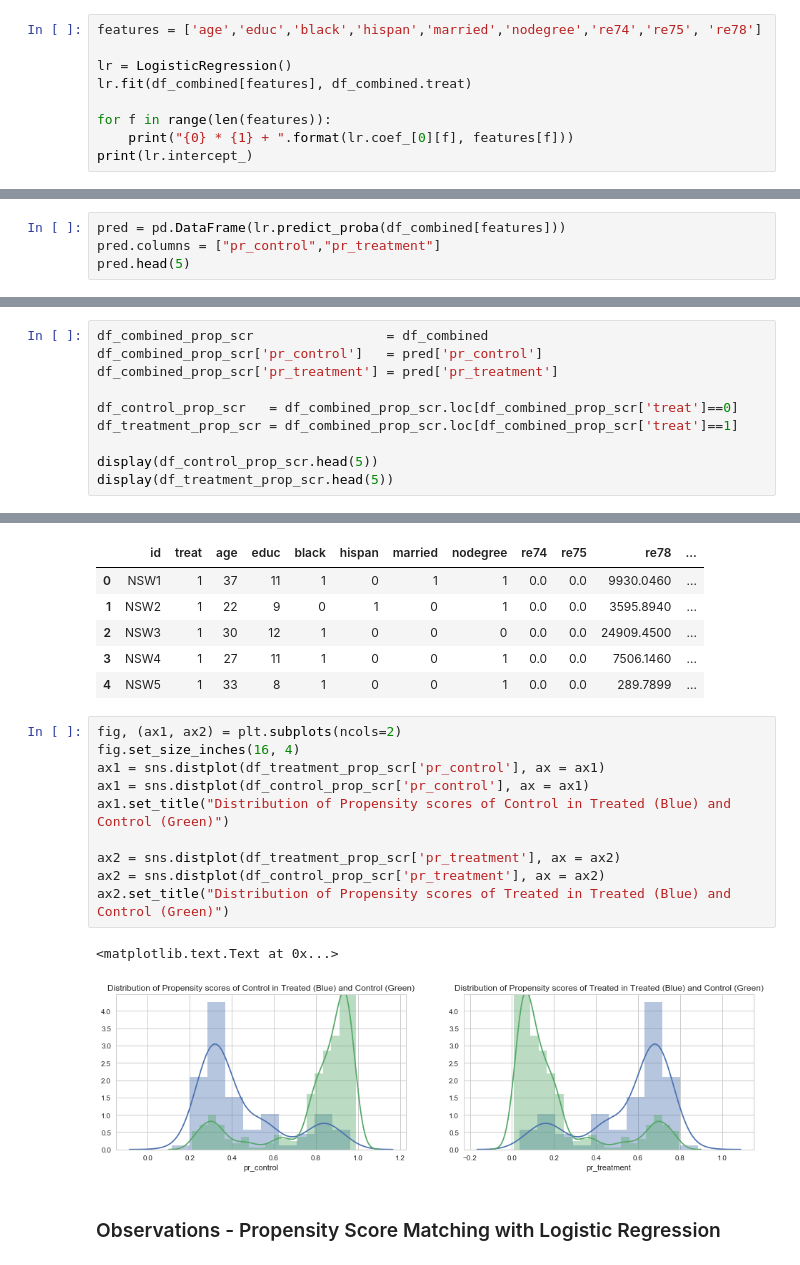
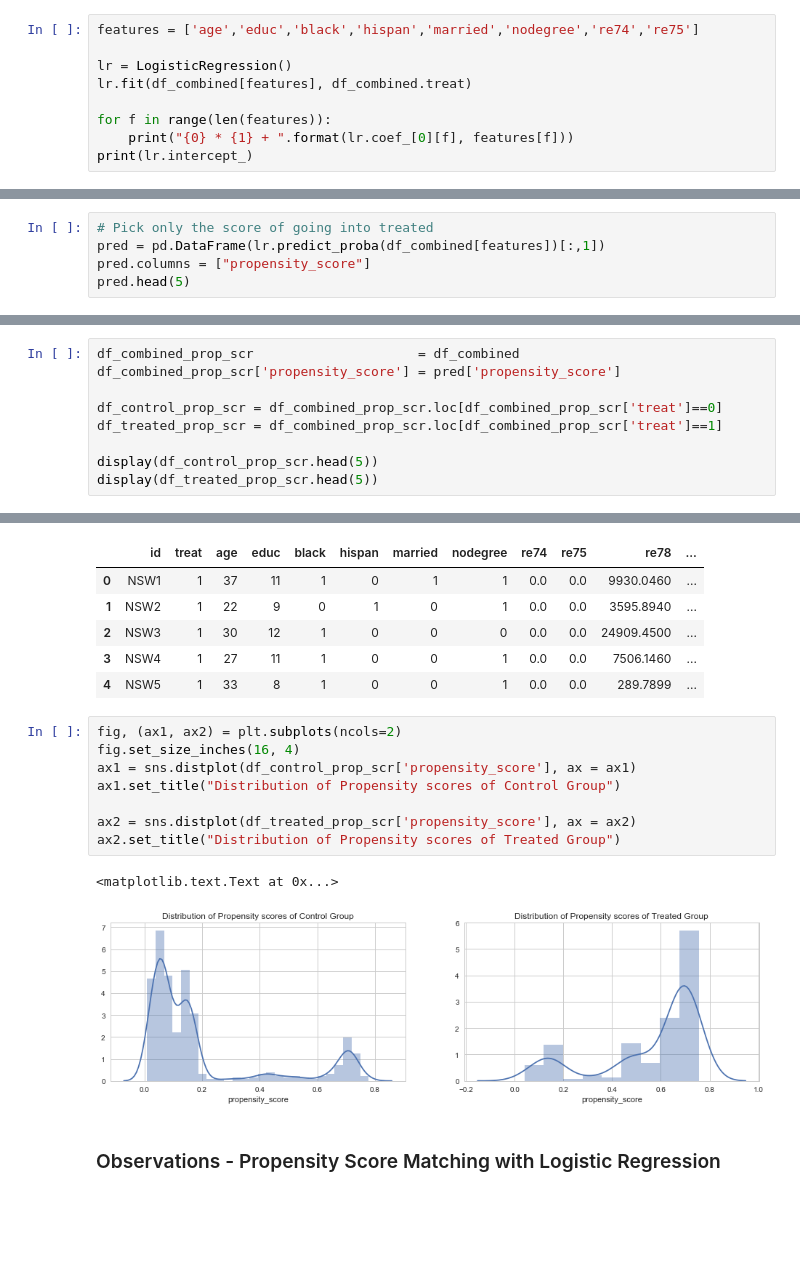
Before and after one commit to sanadhis/ADA-2017, a Jupyter notebook: 04 - Applied ML/Homework04.ipynb, the cells around one changed output, grey strips where cells are left out. Saved outputs shown, nothing was run; the diff lists cells and outputs as text; blank space fills up the shorter version.

```diff
--- a/04 - Applied ML/Homework04.ipynb
+++ b/04 - Applied ML/Homework04.ipynb
@@ -315,7 +315,7 @@ TBD
 # %% [markdown]
 ### 1c. Propensity Score Model
 # %%
-features = ['age','educ','black','hispan','married','nodegree','re74','re75', 're78']
+features = ['age','educ','black','hispan','married','nodegree','re74','re75']
 
 lr = LogisticRegression()
 lr.fit(df_combined[features], df_combined.treat)
@@ -340,5 +339,6 @@ $$y = -0.2678 - 0.0169 \times age - 0.08709 \times educ + 2.3197  \times black -
 # %%
-pred = pd.DataFrame(lr.predict_proba(df_combined[features]))
-pred.columns = ["pr_control","pr_treatment"]
+# Pick only the score of going into treated
+pred = pd.DataFrame(lr.predict_proba(df_combined[features])[:,1])
+pred.columns = ["propensity_score"]
 pred.head(5)
 # %% [output]
@@ -351,13 +351,12 @@ pred.head(5)
 # %%
-df_combined_prop_scr                 = df_combined
-df_combined_prop_scr['pr_control']   = pred['pr_control']
-df_combined_prop_scr['pr_treatment'] = pred['pr_treatment']
+df_combined_prop_scr                     = df_combined
+df_combined_prop_scr['propensity_score'] = pred['propensity_score']
 
-df_control_prop_scr   = df_combined_prop_scr.loc[df_combined_prop_scr['treat']==0]
-df_treatment_prop_scr = df_combined_prop_scr.loc[df_combined_prop_scr['treat']==1]
+df_control_prop_scr = df_combined_prop_scr.loc[df_combined_prop_scr['treat']==0]
+df_treated_prop_scr = df_combined_prop_scr.loc[df_combined_prop_scr['treat']==1]
 
 display(df_control_prop_scr.head(5))
-display(df_treatment_prop_scr.head(5))
+display(df_treated_prop_scr.head(5))
 # %% [output]
 |  | id | treat | age | educ | black | hispan | married | nodegree | re74 | re75 | re78 | ... |
 | 185 | PSID1 | 0 | 30 | 12 | 0 | 0 | 1 | 0 | 20166.73 | 18347.23 | 25564.67 | ... |
@@ -374,16 +373,14 @@ display(df_treatment_prop_scr.head(5))
 # %%
 fig, (ax1, ax2) = plt.subplots(ncols=2)
 fig.set_size_inches(16, 4)
-ax1 = sns.distplot(df_treatment_prop_scr['pr_control'], ax = ax1)
-ax1 = sns.distplot(df_control_prop_scr['pr_control'], ax = ax1)
-ax1.set_title("Distribution of Propensity scores of Control in Treated (Blue) and Control (Green)")
+ax1 = sns.distplot(df_control_prop_scr['propensity_score'], ax = ax1)
+ax1.set_title("Distribution of Propensity scores of Control Group")
 
-ax2 = sns.distplot(df_treatment_prop_scr['pr_treatment'], ax = ax2)
-ax2 = sns.distplot(df_control_prop_scr['pr_treatment'], ax = ax2)
-ax2.set_title("Distribution of Propensity scores of Treated in Treated (Blue) and Control (Green)")
+ax2 = sns.distplot(df_treated_prop_scr['propensity_score'], ax = ax2)
+ax2.set_title("Distribution of Propensity scores of Treated Group")
 # %% [output]
 <matplotlib.text.Text at 0x...>
-[figure, old version]
+[figure, new version]
 # %% [markdown]
 ### Observations - Propensity Score Matching with Logistic Regression
 # %% [markdown]
```
Also changed, not shown: parts of 29 cells of this notebook.
